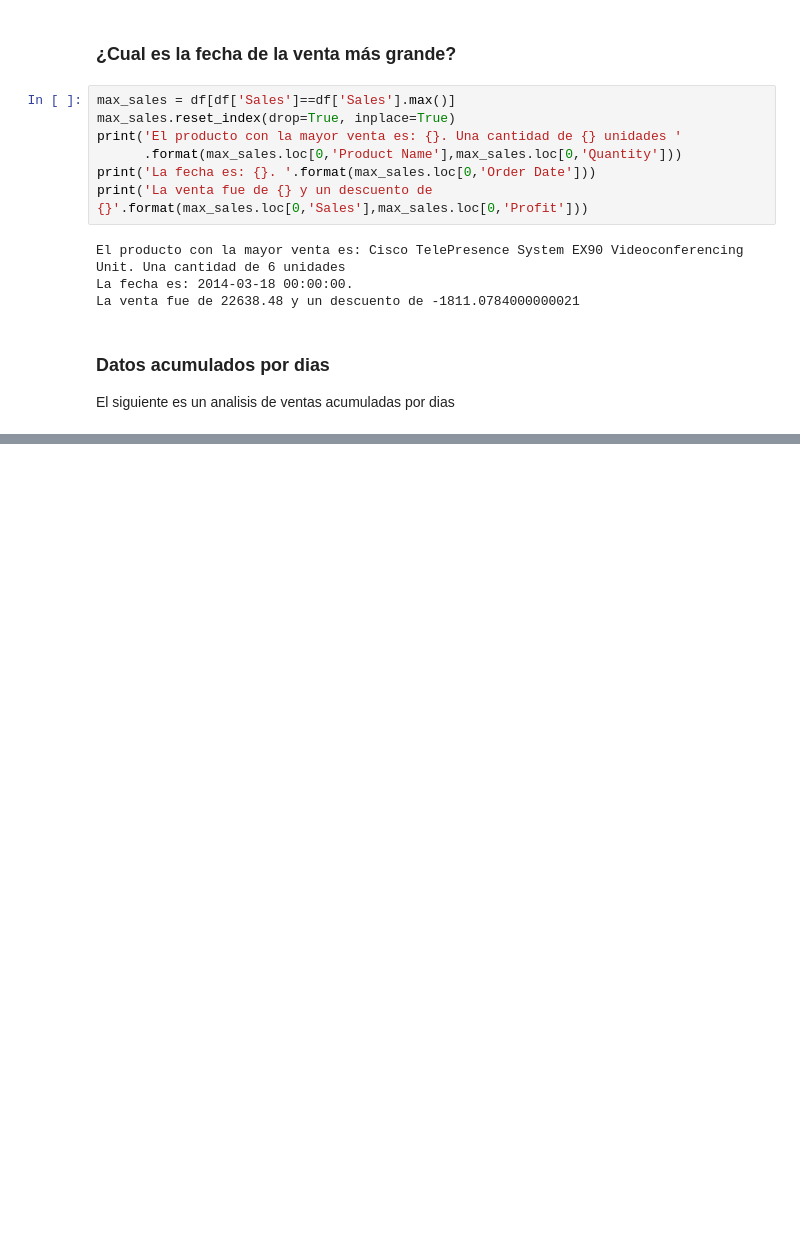
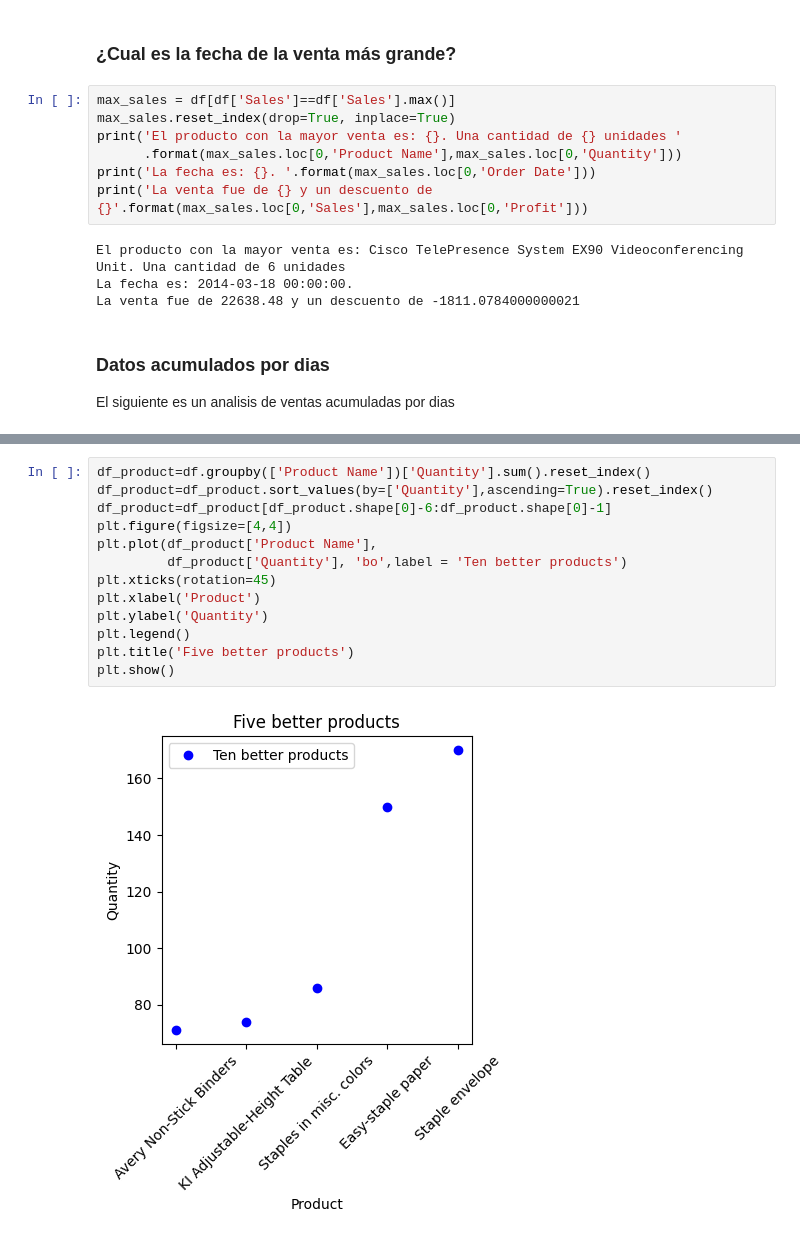
Before and after one commit to Pedroamador1/Base-de-datos-Supermercado, a Jupyter notebook: Project.ipynb, the cells around one changed output, grey strips where cells are left out. Cells and saved outputs as stored; diff of their text form; blank space fills up the shorter version.

```diff
--- a/Project.ipynb
+++ b/Project.ipynb
@@ -206,0 +209,15 @@ print(df7)
+# %%
+df_product=df.groupby(['Product Name'])['Quantity'].sum().reset_index()
+df_product=df_product.sort_values(by=['Quantity'],ascending=True).reset_index()
+df_product=df_product[df_product.shape[0]-6:df_product.shape[0]-1]
+plt.figure(figsize=[4,4])
+plt.plot(df_product['Product Name'],
+         df_product['Quantity'], 'bo',label = 'Ten better products')
+plt.xticks(rotation=45)
+plt.xlabel('Product')
+plt.ylabel('Quantity')
+plt.legend()
+plt.title('Five better products')
+plt.show()
+# %% [output]
+[figure, added]
```
Also changed, not shown: parts of 10 cells of this notebook.
